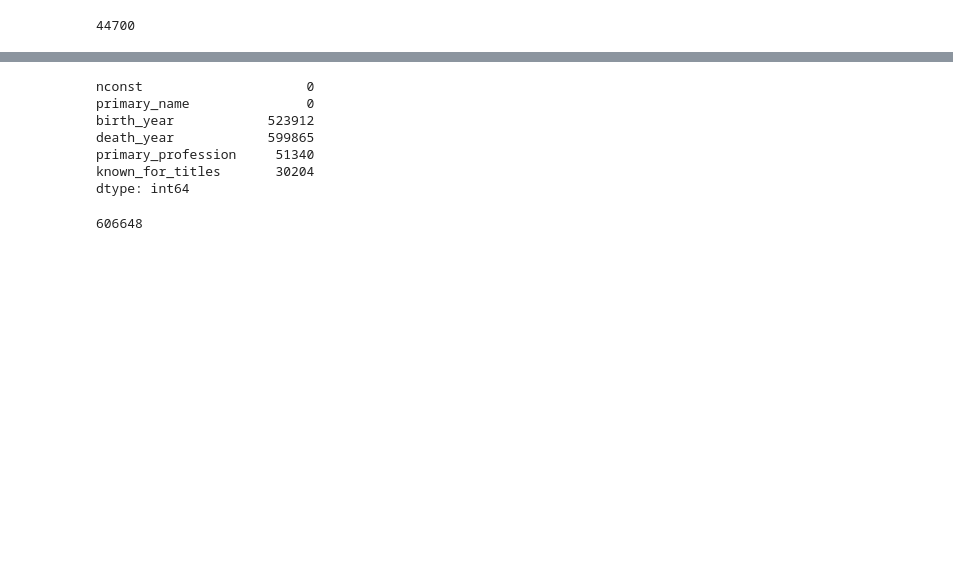
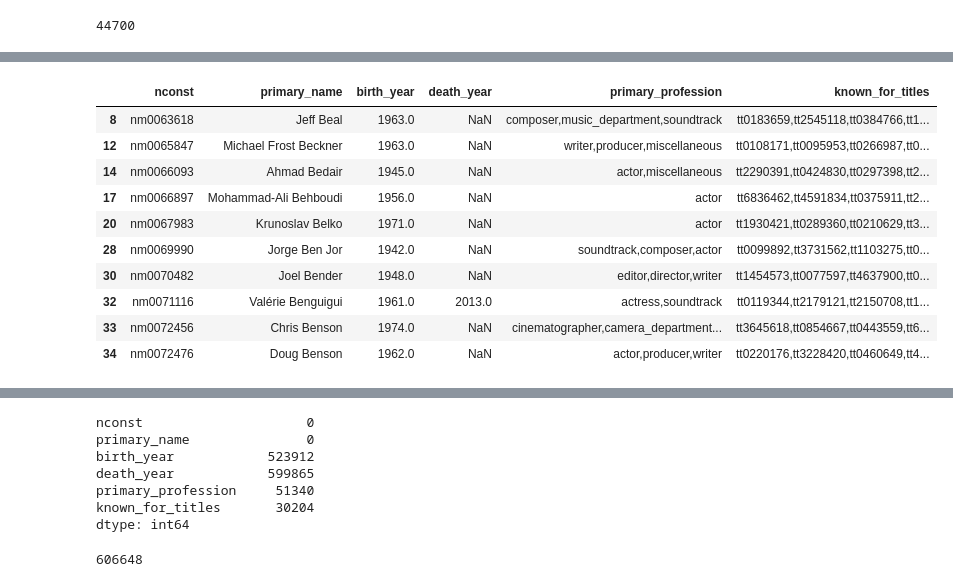
Before and after one commit to samtuleen/Phase1-Microsoft-Movie-Analysis-Project, a Jupyter notebook: dsc-phase1-project-template-Copy1.ipynb, the cells around one changed output, grey strips where cells are left out. Saved outputs shown, nothing was run; the diff lists cells and outputs as text; code cells hidden in the pictures; blank space fills up the shorter version.

```diff
--- a/dsc-phase1-project-template-Copy1.ipynb
+++ b/dsc-phase1-project-template-Copy1.ipynb
@@ -117,0 +167,15 @@ imdb_nb.head(10)
+# %%
+newnb = imdb_nb[imdb_nb.birth_year.notnull()]
+newnb.head(10)
+# %% [output]
+|  | nconst | primary_name | birth_year | death_year | primary_profession | known_for_titles |
+| 8 | nm0063618 | Jeff Beal | 1963.0 | NaN | composer,music_department,soundtrack | tt0183659,tt2545118,tt0384766,tt1... |
+| 12 | nm0065847 | Michael Frost Beckner | 1963.0 | NaN | writer,producer,miscellaneous | tt0108171,tt0095953,tt0266987,tt0... |
+| 14 | nm0066093 | Ahmad Bedair | 1945.0 | NaN | actor,miscellaneous | tt2290391,tt0424830,tt0297398,tt2... |
+| 17 | nm0066897 | Mohammad-Ali Behboudi | 1956.0 | NaN | actor | tt6836462,tt4591834,tt0375911,tt2... |
+| 20 | nm0067983 | Krunoslav Belko | 1971.0 | NaN | actor | tt1930421,tt0289360,tt0210629,tt3... |
+| 28 | nm0069990 | Jorge Ben Jor | 1942.0 | NaN | soundtrack,composer,actor | tt0099892,tt3731562,tt1103275,tt0... |
+| 30 | nm0070482 | Joel Bender | 1948.0 | NaN | editor,director,writer | tt1454573,tt0077597,tt4637900,tt0... |
+| 32 | nm0071116 | Valérie Benguigui | 1961.0 | 2013.0 | actress,soundtrack | tt0119344,tt2179121,tt2150708,tt1... |
+| 33 | nm0072456 | Chris Benson | 1974.0 | NaN | cinematographer,camera_department... | tt3645618,tt0854667,tt0443559,tt6... |
+| 34 | nm0072476 | Doug Benson | 1962.0 | NaN | actor,producer,writer | tt0220176,tt3228420,tt0460649,tt4... |
```
Also changed, not shown: parts of 18 cells of this notebook.
